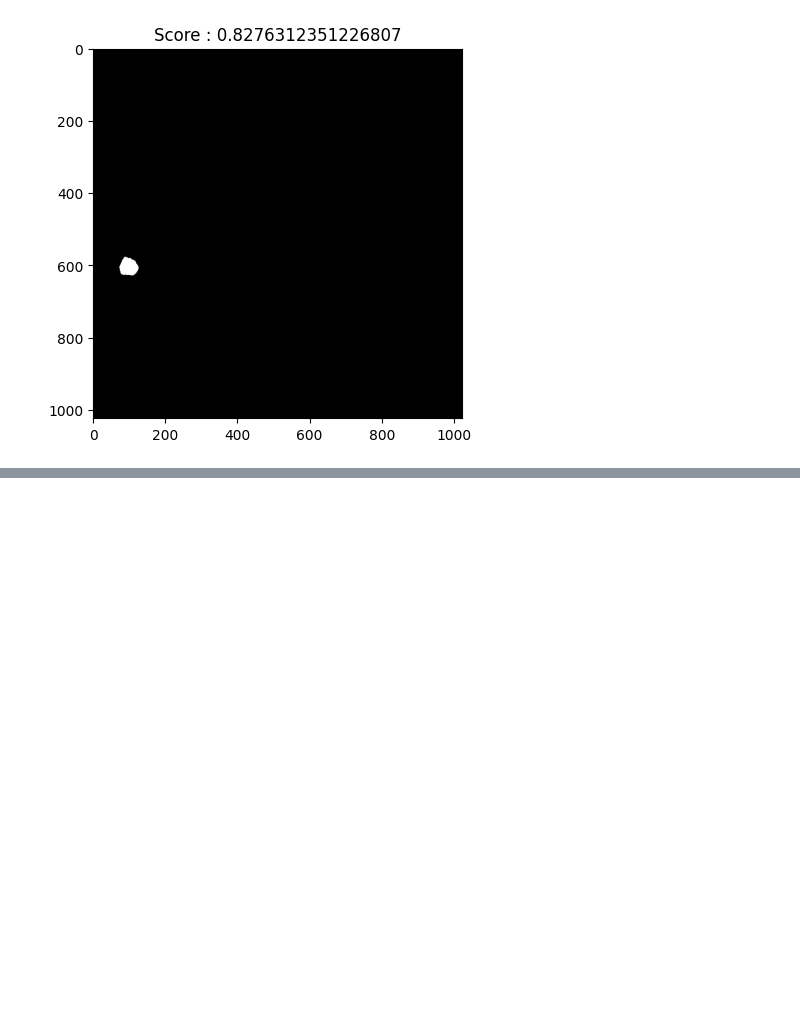
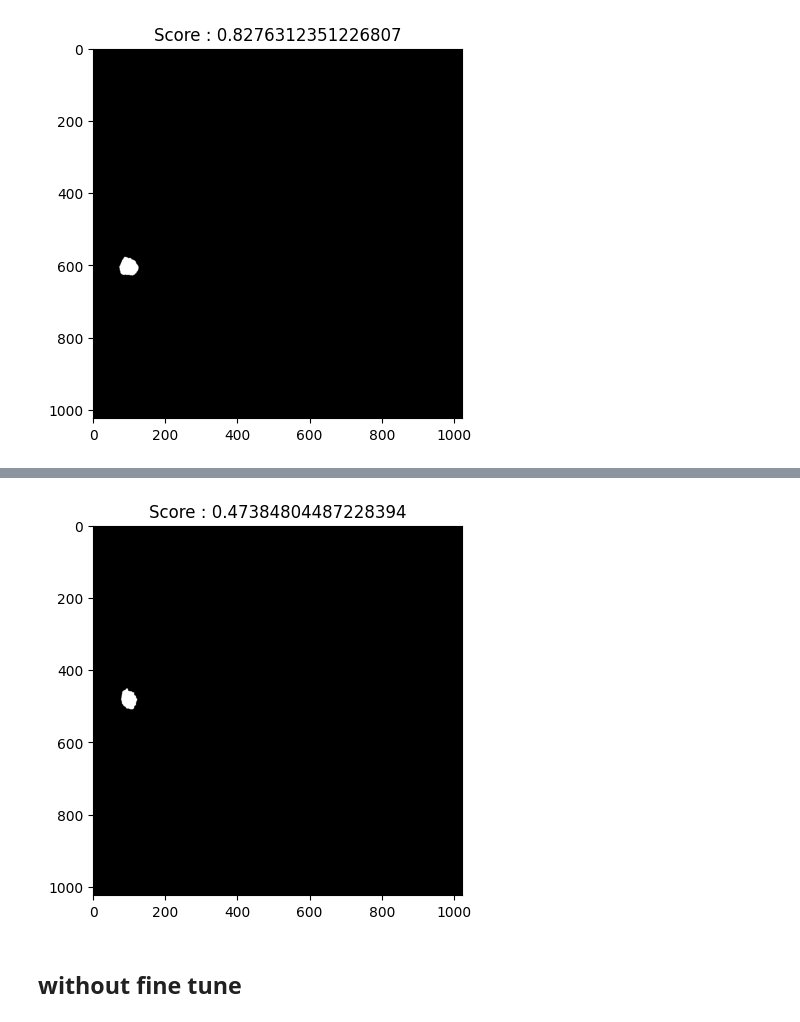
Before and after one commit to panchaldhruv27223/Solar_Rooftop_Detection, a Jupyter notebook: test.ipynb, the cells around one changed output, grey strips where cells are left out. Cells and saved outputs as stored; diff of their text form; code cells hidden in the pictures; blank space fills up the shorter version.

```diff
--- a/test.ipynb
+++ b/test.ipynb
@@ -349,0 +365,10 @@ plt.show()
+# %%
+sam_checkpoint = "/home/selc-a4-sr2/Solar_Rooftop_Detection/checkpoints/check_point_1_sam_model_8_23_02_2025.pth"
+model_type = "vit_b"
+
+device = "cuda"
+
+sam = sam_model_registry[model_type](checkpoint=sam_checkpoint)
+sam.to(device=device)
+
+predictor = SamPredictor(sam)
@@ -349,0 +404,19 @@ plt.show()
+# %%
+predictor.set_image(image)
+# %%
+input_bb = np.array(bb)
+
+masks_sam, scores, logits = predictor.predict(
+point_coords=None,
+point_labels=None,
+box=input_bb[None, :],
+multimask_output=True,
+)
+
+plt.title(f"Score : {scores[0]}")
+plt.imshow(masks_sam[0], cmap="gray")
+plt.show()
+# %% [output]
+[figure, added]
+# %% [markdown]
+## without fine tune
```
Also changed, not shown: parts of 25 cells of this notebook, 13 other files.
